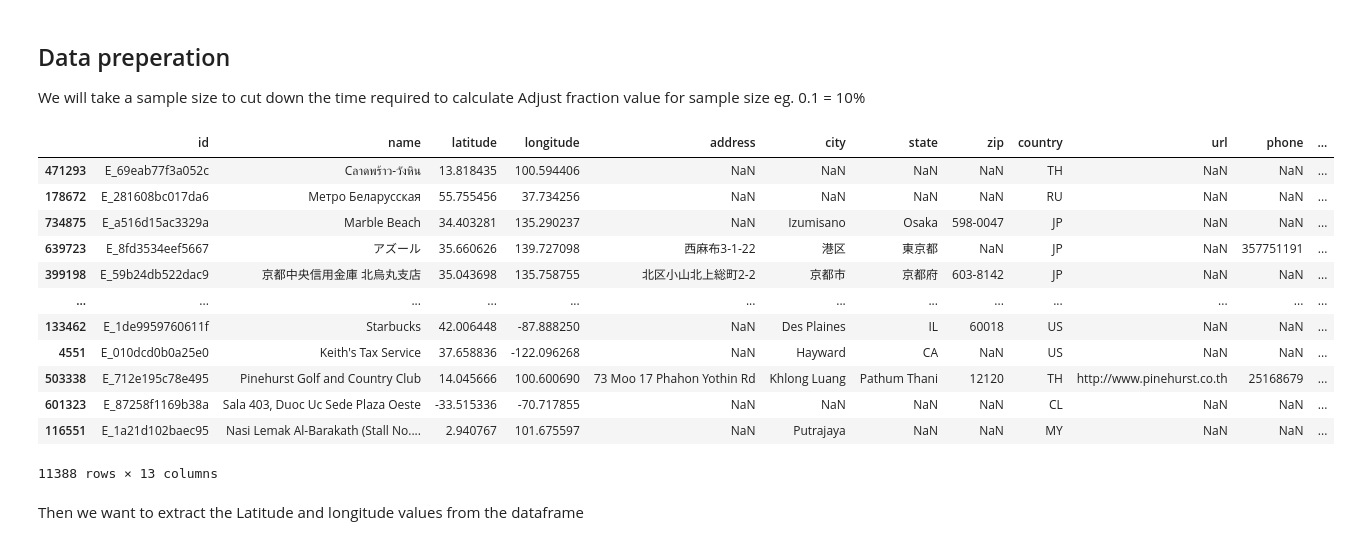
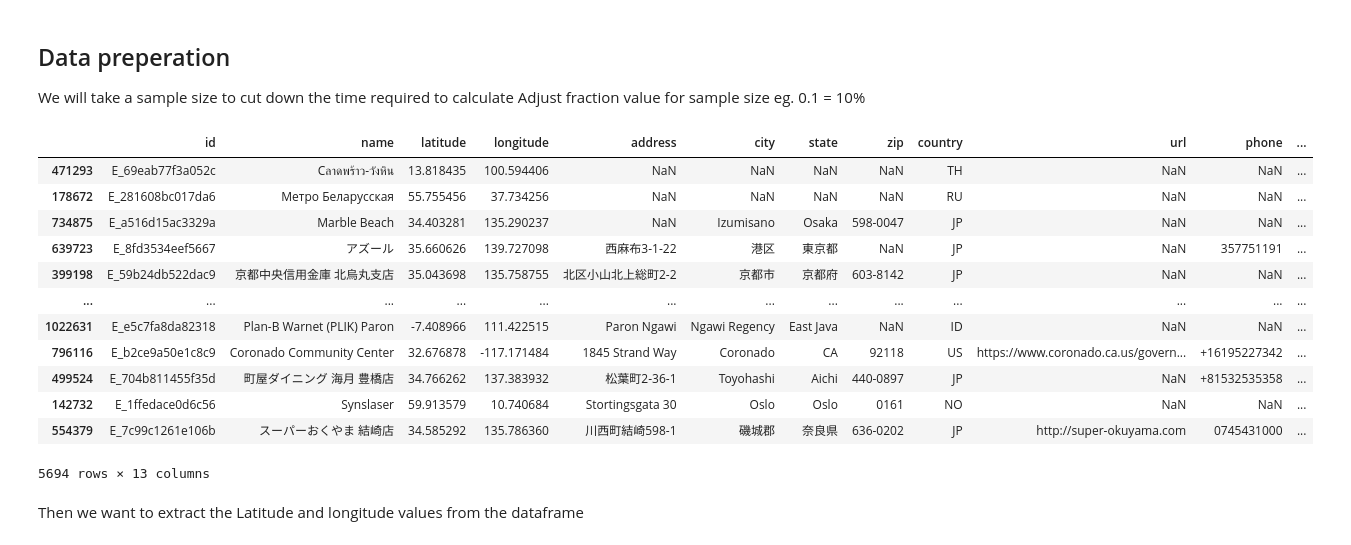
Before and after one commit to 1702538/VeryBasicTeam, a Jupyter notebook: CSC3009_Group_Project.ipynb, the cells around one changed output. Drawn from its saved outputs; the diff is of its cells as text; code cells hidden in the pictures.

```diff
--- a/CSC3009_Group_Project.ipynb
+++ b/CSC3009_Group_Project.ipynb
@@ -185,22 +185,22 @@ plt.show()
 We will take a sample size to cut down the time required to calculate
 Adjust fraction value for sample size eg. 0.1 = 10%
 # %%
-df_train_sample = df_train.sample(frac=0.01, replace=False, random_state=1)
+df_train_sample = df_train.sample(frac=0.005, replace=False, random_state=1)
 df_train_sample
 # %% [output]
 |  | id | name | latitude | longitude | address | city | state | zip | country | url | phone | ... |
 | 471293 | E_69eab77f3a052c | Cลาดพร้าว-วังหิน | 13.818435 | 100.594406 | NaN | NaN | NaN | NaN | TH | NaN | NaN | ... |
 | 178672 | E_281608bc017da6 | Метро Беларусская | 55.755456 | 37.734256 | NaN | NaN | NaN | NaN | RU | NaN | NaN | ... |
 | 734875 | E_a516d15ac3329a | Marble Beach | 34.403281 | 135.290237 | NaN | Izumisano | Osaka | 598-0047 | JP | NaN | NaN | ... |
 | 639723 | E_8fd3534eef5667 | アズール | 35.660626 | 139.727098 | 西麻布3-1-22 | 港区 | 東京都 | NaN | JP | NaN | 357751191 | ... |
 | 399198 | E_59b24db522dac9 | 京都中央信用金庫 北烏丸支店 | 35.043698 | 135.758755 | 北区小山北上総町2-2 | 京都市 | 京都府 | 603-8142 | JP | NaN | NaN | ... |
 | ... | ... | ... | ... | ... | ... | ... | ... | ... | ... | ... | ... | ... |
-| 133462 | E_1de9959760611f | Starbucks | 42.006448 | -87.888250 | NaN | Des Plaines | IL | 60018 | US | NaN | NaN | ... |
-| 4551 | E_010dcd0b0a25e0 | Keith's Tax Service | 37.658836 | -122.096268 | NaN | Hayward | CA | NaN | US | NaN | NaN | ... |
-| 503338 | E_712e195c78e495 | Pinehurst Golf and Country Club | 14.045666 | 100.600690 | 73 Moo 17 Phahon Yothin Rd | Khlong Luang | Pathum Thani | 12120 | TH | http://www.pinehurst.co.th | 25168679 | ... |
-| 601323 | E_87258f1169b38a | Sala 403, Duoc Uc Sede Plaza Oeste | -33.515336 | -70.717855 | NaN | NaN | NaN | NaN | CL | NaN | NaN | ... |
-| 116551 | E_1a21d102baec95 | Nasi Lemak Al-Barakath (Stall No.... | 2.940767 | 101.675597 | NaN | Putrajaya | NaN | NaN | MY | NaN | NaN | ... |
+| 1022631 | E_e5c7fa8da82318 | Plan-B Warnet (PLIK) Paron | -7.408966 | 111.422515 | Paron Ngawi | Ngawi Regency | East Java | NaN | ID | NaN | NaN | ... |
+| 796116 | E_b2ce9a50e1c8c9 | Coronado Community Center | 32.676878 | -117.171484 | 1845 Strand Way | Coronado | CA | 92118 | US | https://www.coronado.ca.us/govern... | +16195227342 | ... |
+| 499524 | E_704b811455f35d | 町屋ダイニング 海月 豊橋店 | 34.766262 | 137.383932 | 松葉町2-36-1 | Toyohashi | Aichi | 440-0897 | JP | NaN | +81532535358 | ... |
+| 142732 | E_1ffedace0d6c56 | Synslaser | 59.913579 | 10.740684 | Stortingsgata 30 | Oslo | Oslo | 0161 | NO | NaN | NaN | ... |
+| 554379 | E_7c99c1261e106b | スーパーおくやま 結崎店 | 34.585292 | 135.786360 | 川西町結崎598-1 | 磯城郡 | 奈良県 | 636-0202 | JP | http://super-okuyama.com | 0745431000 | ... |
-11388 rows × 13 columns
+5694 rows × 13 columns
 # %% [markdown]
 Then we want to extract the Latitude and longitude values from the dataframe
 # %%
```
Also changed, not shown: parts of 7 cells of this notebook.
